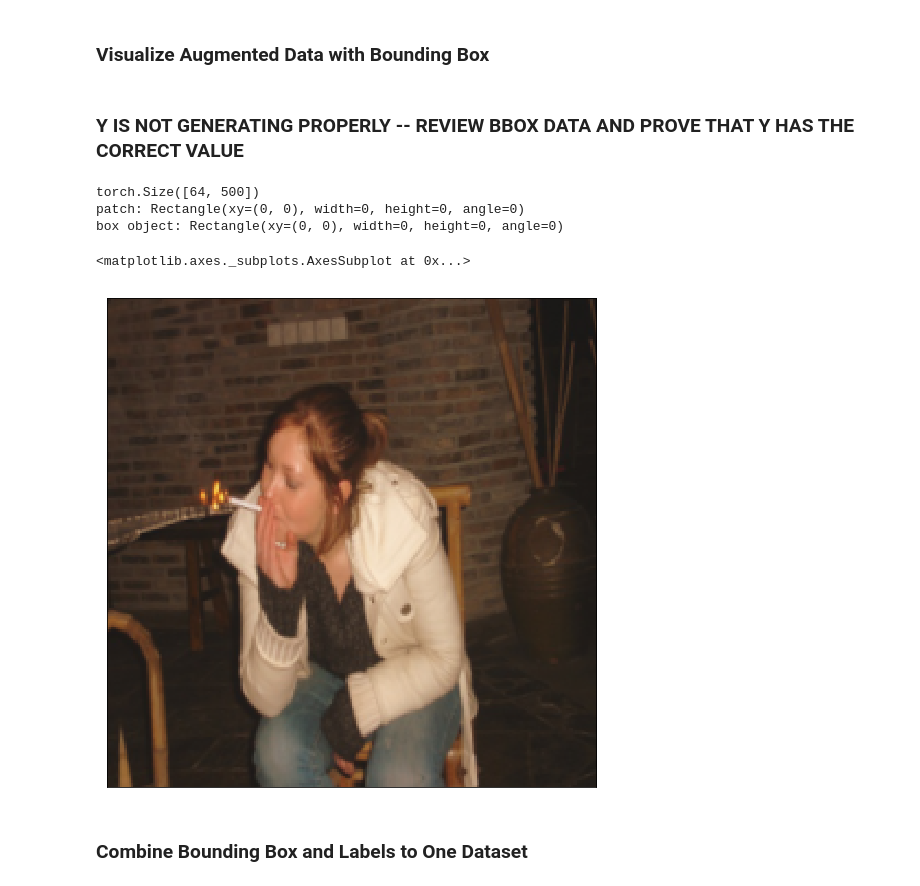
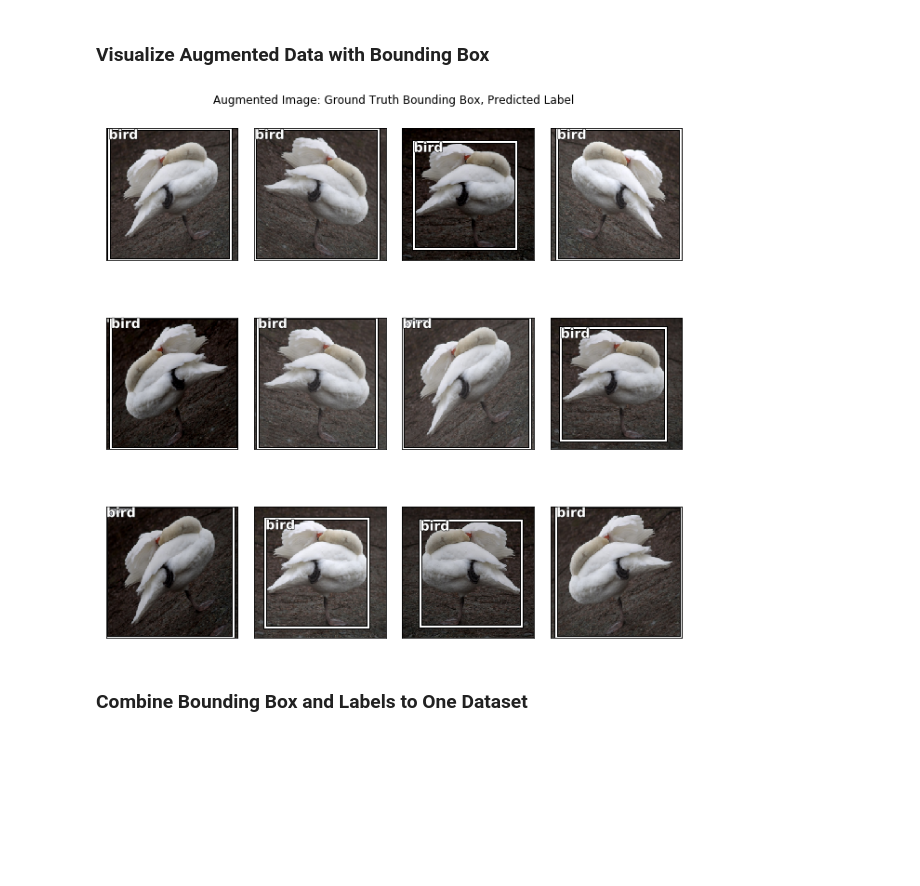
Before and after one commit to JoshZastrow/Object-Detection, a Jupyter notebook: PASCAL-Object-Detection.ipynb, the cells around one changed output. Drawn from its saved outputs; the diff is of its cells as text; code cells hidden in the pictures; blank space fills up the shorter version.

Commit message:
continue with object detecting..

```diff
--- a/PASCAL-Object-Detection.ipynb
+++ b/PASCAL-Object-Detection.ipynb
@@ -300,7 +312,7 @@ augmenter = [RandomFlip(tfm_y=TfmType.COORD),
 
 transform = tfms_from_model(resnet34, size, aug_tfms=augmenter, tfm_y=TfmType.COORD, crop_type=CropType.NO)
 
-bbox_data = ImageClassifierData.from_csv(PATH, JPEGS, CSV_BB, tfms=transform, bs=batch_size)
+bbox_data = ImageClassifierData.from_csv(PATH, JPEGS, CSV_BB, tfms=transform, bs=4, continuous=True)
 lbls_data = ImageClassifierData.from_csv(PATH, JPEGS, CSV, tfms=tfms_from_model(resnet34, size), bs=batch_size)
 # %%
 x, y = next(iter(lbls_data.trn_dl))
@@ -457,30 +473,28 @@ x, y = next(iter(bbox_data.aug_dl))
-# %% [markdown]
-### Y IS NOT GENERATING PROPERLY -- REVIEW BBOX DATA AND PROVE THAT Y HAS THE CORRECT VALUE
-# %%
-####
-idx = 3
-fig, ax = plt.subplots(1, 1, figsize=(9,9))
-
-img = bbox_data.val_ds.denorm(to_np(x))[idx]
-print(y.shape)
-box = convert_bbox(to_np(y[idx]))
-display_img(img, label=None, bbox=box, ax=ax)
-# %% [output]
-torch.Size([64, 500])
-patch: Rectangle(xy=(0, 0), width=0, height=0, angle=0)
-box object: Rectangle(xy=(0, 0), width=0, height=0, angle=0)
-<matplotlib.axes._subplots.AxesSubplot at 0x...>
-[figure, removed]
-# %%
-idx=3
-fig,axes = plt.subplots(3,3, figsize=(9,9))
-
-for i,ax in enumerate(axes.flat):
-    x,y = next(iter(bbox_data.aug_dl))
-    ima = bbox_data.val_ds.denorm(to_np(x))[idx]
-    b = convert_bbox(to_np(y[idx]))
-    print(b)
-    ax.imshow(ima)
+# %%
+#Pick an image index to render (batch of 4 images)
+idx = 2
+fig, ax = plt.subplots(3, 4, figsize=(9,9))
+preds = None
+for i, axs in enumerate(ax.flat):
+
+    x, y = next(iter(bbox_data.aug_dl))
+    # Get image and box from augmented data
+    img = bbox_data.val_ds.denorm(to_np(x))[idx]
+    box = to_np(y[idx])
+
+    # Predict the label
+    if preds is None:
+        preds = F.softmax(predict_batch(trainer.model, x), -1)
+        preds = to_np(preds)
+        preds = np.argmax(preds, -1)
+        preds = int(lbls_data.classes[preds[idx]])
+
+    display_img(img, label=preds, bbox=box, ax=axs)
+
+fig.suptitle('Augmented Image: Ground Truth Bounding Box, Predicted Label')
+fig.tight_layout()
+# %% [output]
+[figure, added]
 # %% [markdown]
 ### Combine Bounding Box and Labels to One Dataset
 # %%
```
Also changed, not shown: parts of 25 cells of this notebook.
